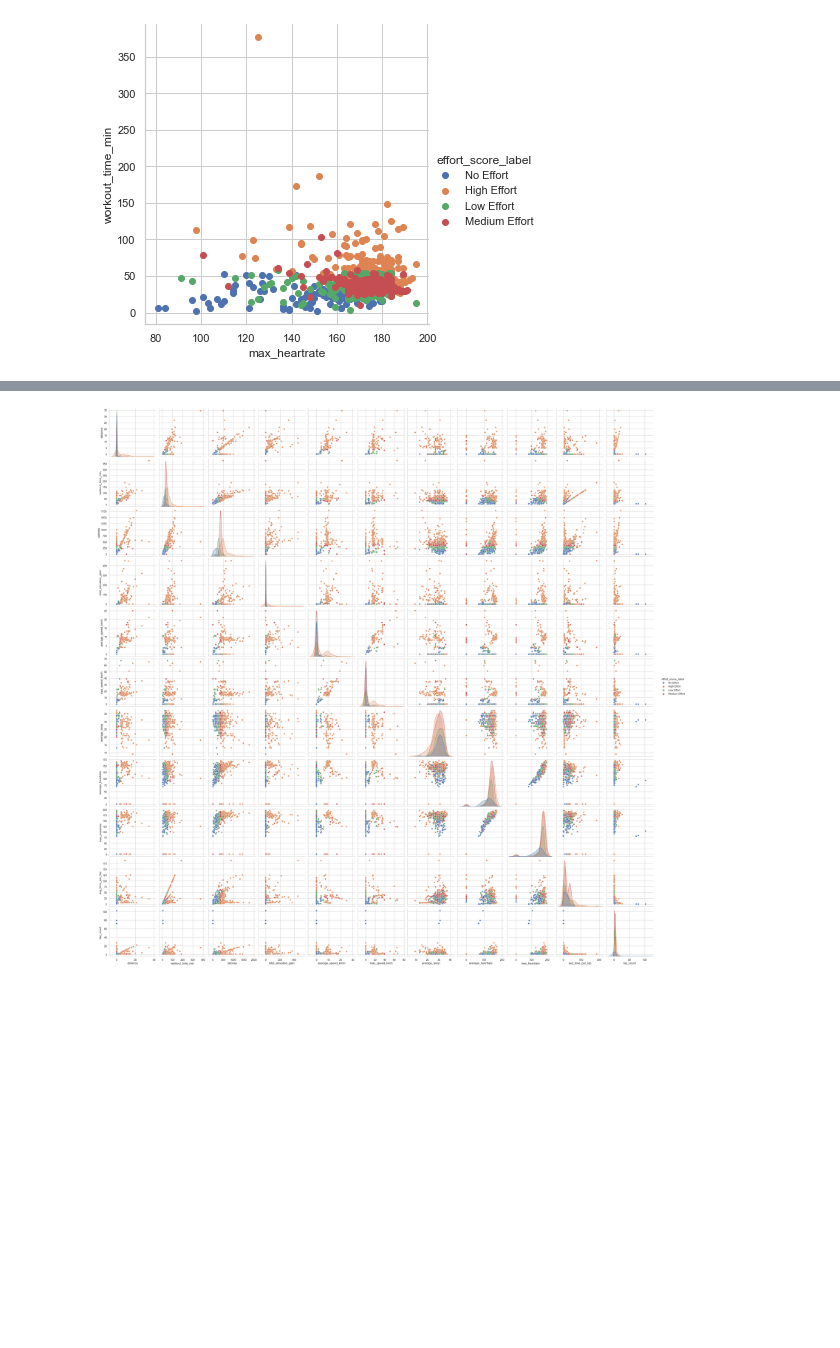
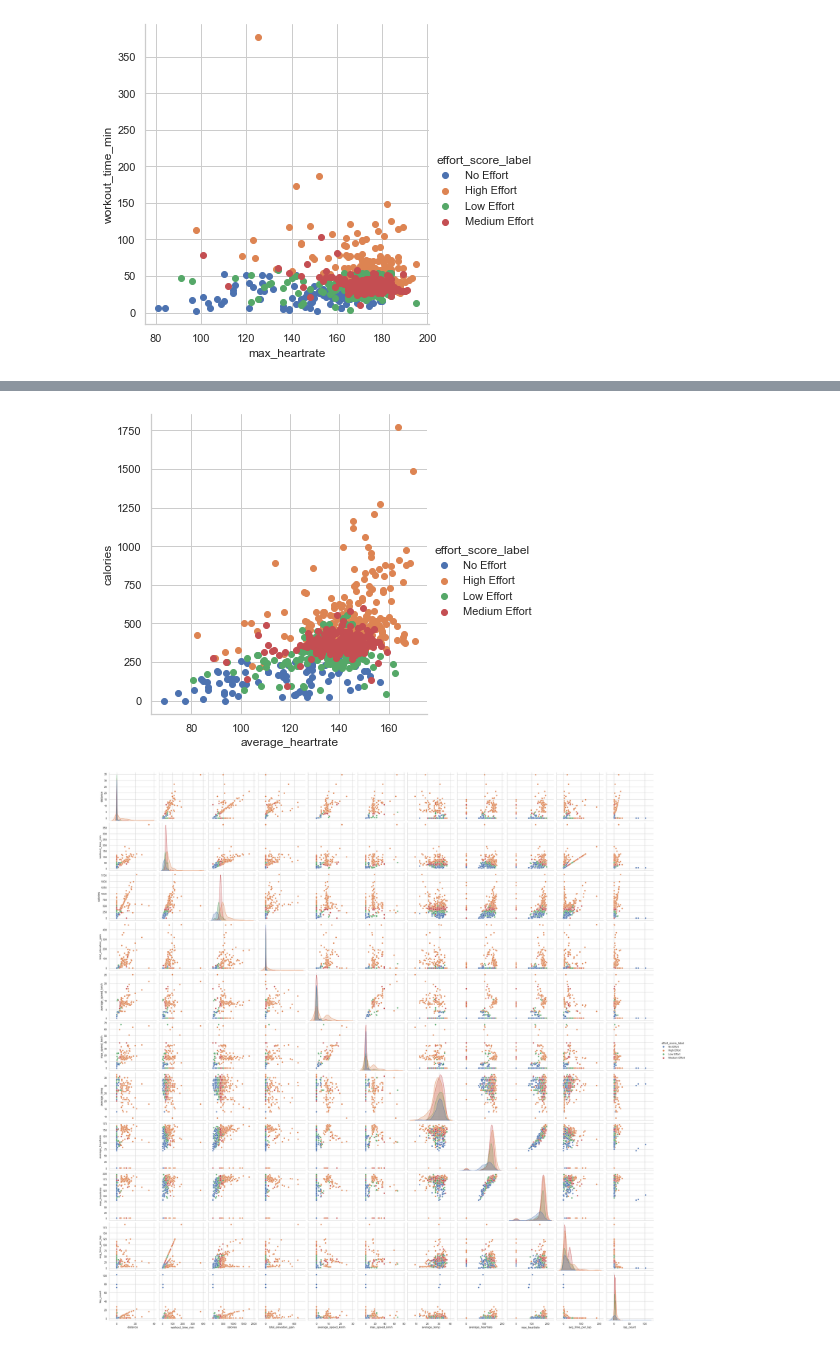
Before and after one commit to ManuelElizaldi/PyStrava, a Jupyter notebook: KNN_Notebook.ipynb, the cells around one changed output, grey strips where cells are left out. Saved outputs shown, nothing was run; the diff lists cells and outputs as text; code cells hidden in the pictures; blank space fills up the shorter version.

```diff
--- a/KNN_Notebook.ipynb
+++ b/KNN_Notebook.ipynb
@@ -63 +71,15 @@ plt.show()
+# %%
+# Plotting relationship between max heart rate and workout time
+df_avgheart_calories = df[['average_heartrate','calories','effort_score_label']]
+
+# Dropping workouts where max heart rate = 1
+rows_to_drop = df_avgheart_calories[df_avgheart_calories == 1].dropna(how='all').index
+df_avgheart_calories = df_avgheart_calories.drop(rows_to_drop)
+
+sns.set_style('whitegrid')
+sns.FacetGrid(df_avgheart_calories, hue='effort_score_label', size=5).map(plt.scatter,'average_heartrate','calories').add_legend()
+
+plt.show()
+# %% [output]
+[figure, added]
 # %%
```
Also changed, not shown: parts of 17 cells of this notebook.
